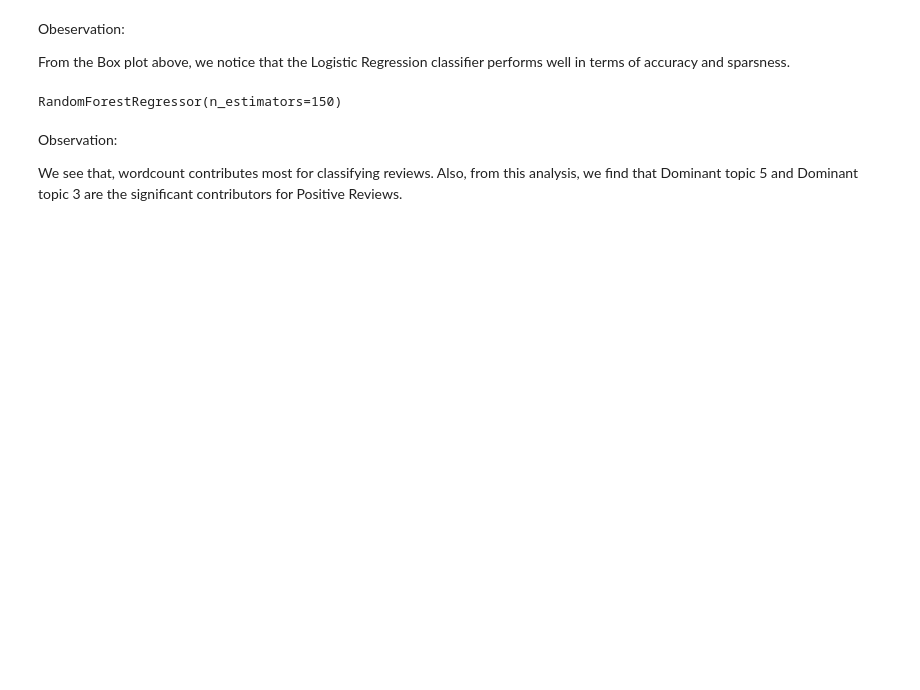
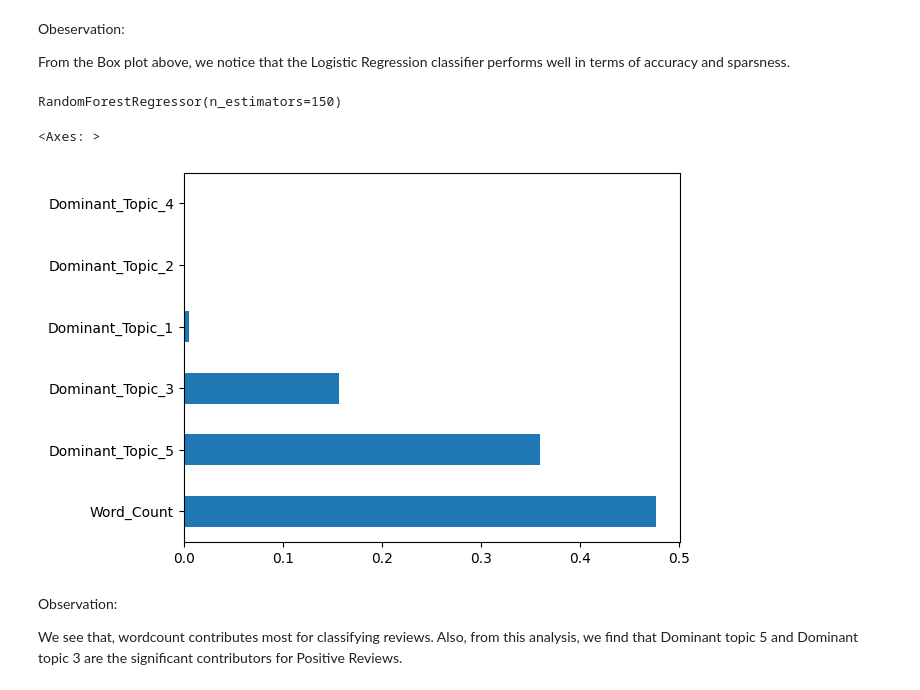
Before and after one commit to imaliabdullah/Portfolio-Project, a Jupyter notebook: Analyzing Sentiment of TripAdvisor Restaurant Reviews using NLP/analysis_&_modelling.ipynb, the cells around one changed output. Saved outputs shown, nothing was run; the diff lists cells and outputs as text; code cells hidden in the pictures; blank space fills up the shorter version.

```diff
--- a/Analyzing Sentiment of TripAdvisor Restaurant Reviews using NLP/analysis_&_modelling.ipynb
+++ b/Analyzing Sentiment of TripAdvisor Restaurant Reviews using NLP/analysis_&_modelling.ipynb
@@ -739,9 +739,13 @@ plt.show()
 from sklearn.metrics import classification_report
 from sklearn.metrics import confusion_matrix
 
+score = []
+m_name = []
 for name, model in models.items():
     model.fit(Xtrain, ytrain)
     test_score = model.score(Xtest, ytest)
+    score.append(test_score)
+    m_name.append(name)
     prediction = model.predict(Xtest)
     report = classification_report(prediction, ytest)
     mat = confusion_matrix(prediction, ytest)
@@ -778,6 +802,16 @@ rf = RandomForestRegressor(n_estimators=150)
 rf.fit(Xtrain, ytrain)
 # %% [output]
 RandomForestRegressor(n_estimators=150)
+# %%
+# Create a series containing feature importances from the model and feature names from the training data
+feature_importances = pd.Series(rf.feature_importances_, index=Xtrain.columns).sort_values(ascending=False)
+
+# Plot a simple bar chart
+feature_importances.plot(kind='barh')
+# feature_importances.plot.bar();
+# %% [output]
+<Axes: >
+[figure, added]
 # %% [markdown]
 Observation:
 
```
Also changed, not shown: parts of 14 cells of this notebook.
